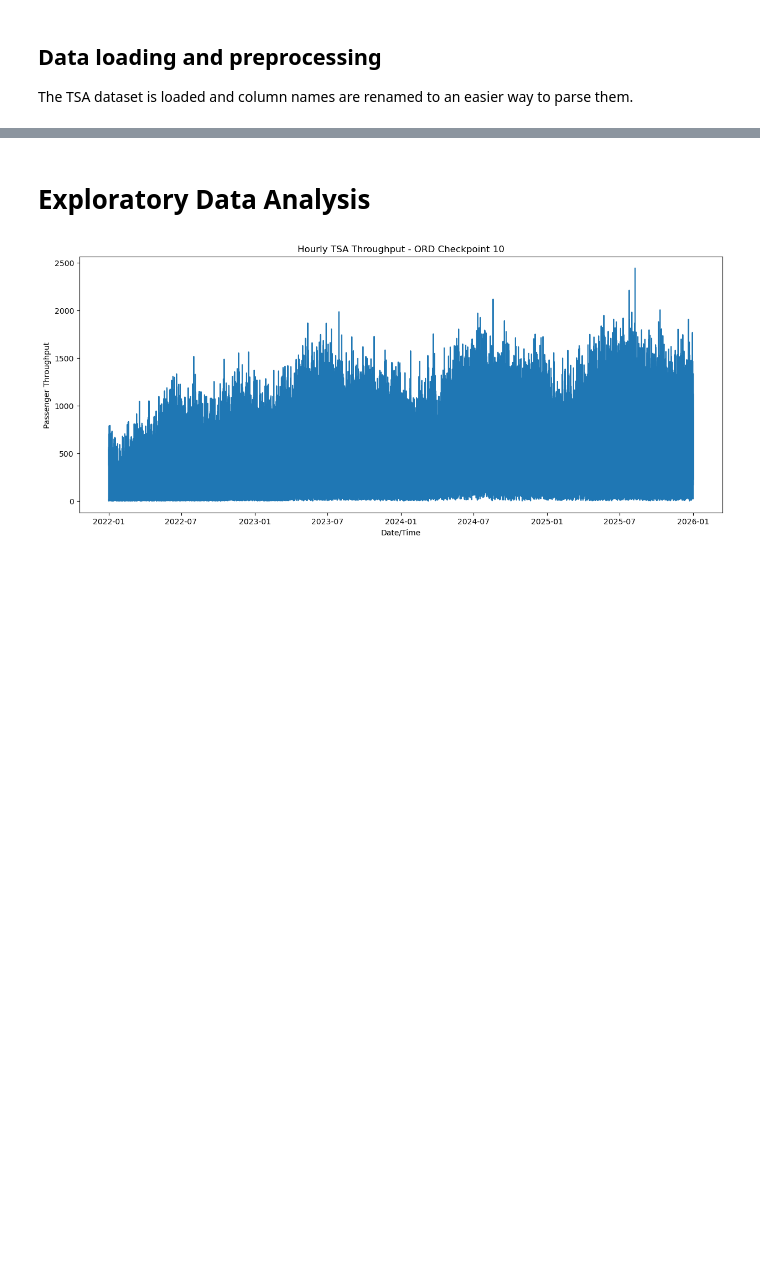
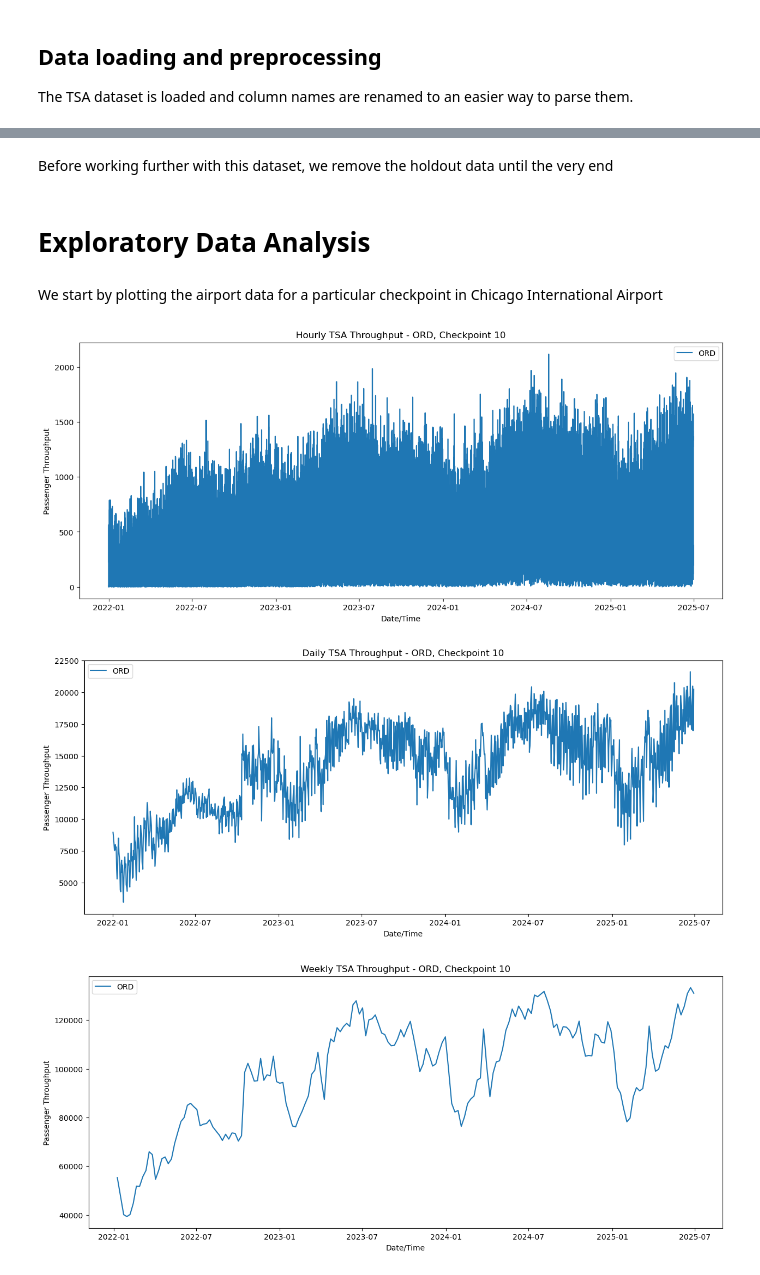
Before and after one commit to Erdos-Projects/spring-2026-busy-airports, a Jupyter notebook: busy_airports.ipynb, the cells around one changed output, grey strips where cells are left out. Saved outputs shown, nothing was run; the diff lists cells and outputs as text; code cells hidden in the pictures; blank space fills up the shorter version.

```diff
--- a/busy_airports.ipynb
+++ b/busy_airports.ipynb
@@ -38,8 +38,11 @@ from busy_airports.preprocessing import load_data
 
 The TSA dataset is loaded and column names are renamed to an easier way to parse them.
 # %%
-df = load_data("data/tsa-throughput-data-complete.csv")
-print("Raw shape:", df.shape)
-display(df.head())
-display(df.info())
+tsa_data = load_data("data/tsa-throughput-data-complete.csv")
+print('Rows:', len(tsa_data), 'Columns:', tsa_data.shape[1])
+mem = tsa_data.memory_usage(deep=True).sum() / (1024**2)
+print(f'Memory MB: {mem:.2f}')
+display(tsa_data.head(3))
+display(tsa_data.tail(3))
+display(tsa_data.describe(include='all').T)
 # %% [output]
@@ -71,3 +70,7 @@ None
+# %% [markdown]
+Before working further with this dataset, we remove the holdout data until the very end
+# %%
+tsa_data = tsa_data[tsa_data['datetime'] <= '2025-06-30']
 # %% [markdown]
 # Exploratory Data Analysis
 # %%
@@ -78,4 +78,10 @@ from src.eda import (
+# %% [markdown]
+We start by plotting the airport data for a particular checkpoint in Chicago International Airport
 # %%
-plot_hourly_by_airport_checkpoint(df, checkpoint='10', airport='ORD')
+plot_airport_data(tsa_data, airport='ORD', frequency='H', checkpoint='10')
+plot_airport_data(tsa_data, airport='ORD', frequency='D', checkpoint='10')
+plot_airport_data(tsa_data, airport='ORD', frequency='W', checkpoint='10')
 # %% [output]
-[figure, old version]
+[figure, new version]
+[figure, added]
+[figure, added]
```
Also changed, not shown: parts of 7 cells of this notebook.
